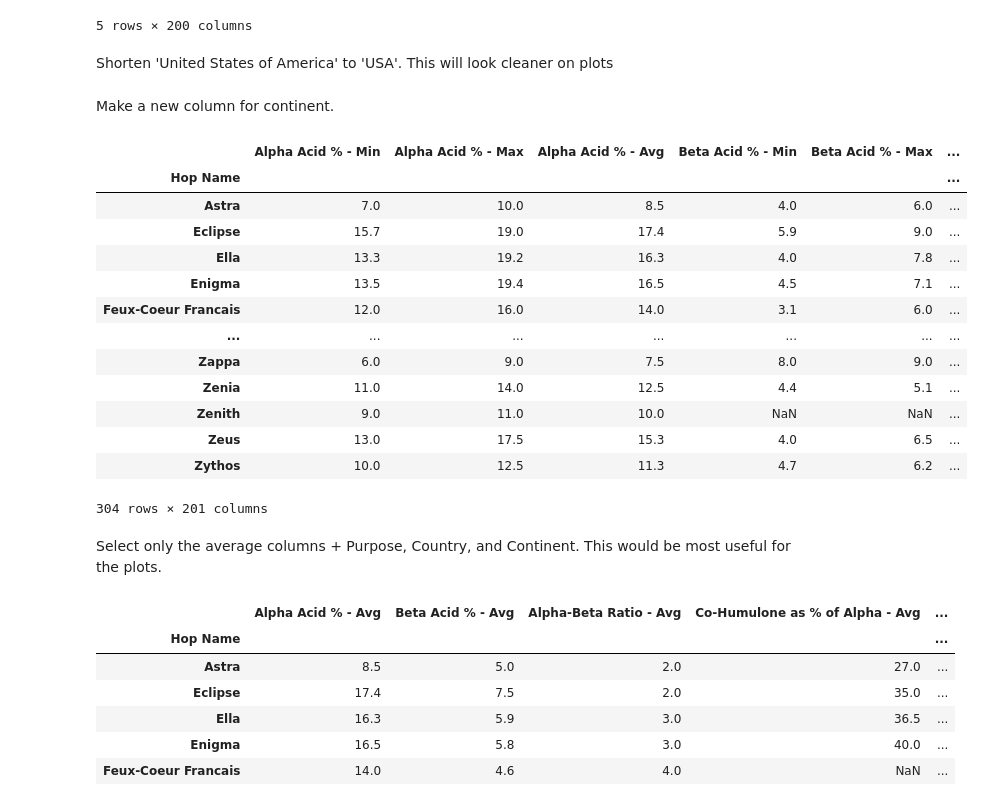
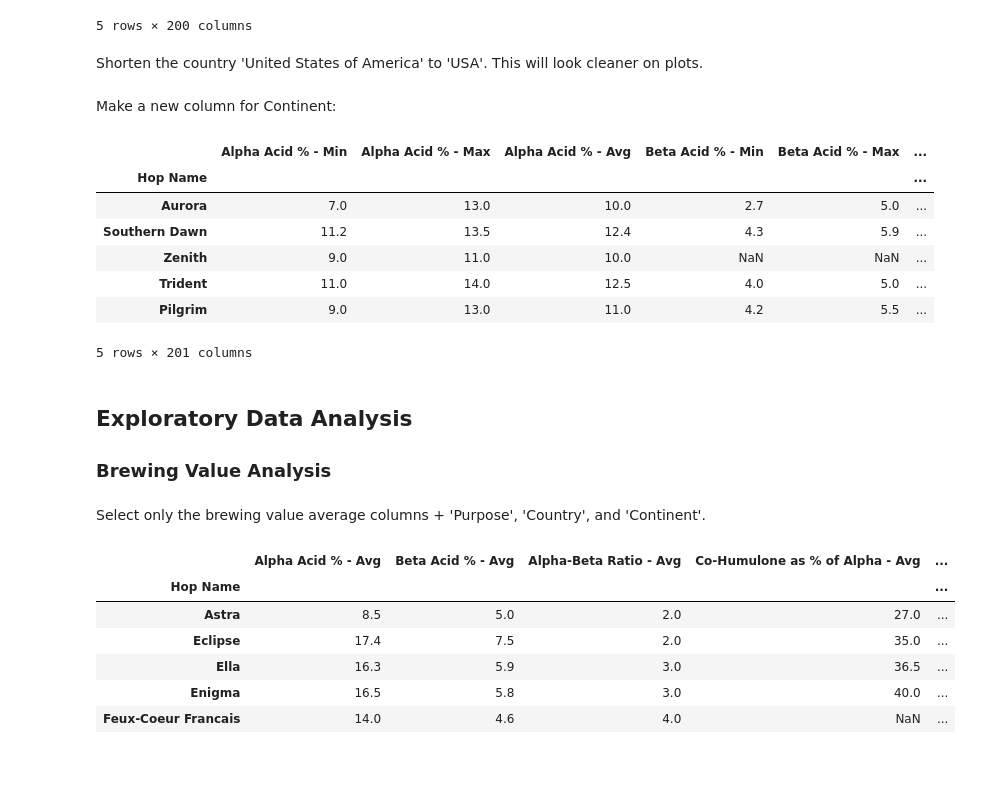
Before and after one commit to rc-9/Beer_Hops_Analysis, a Jupyter notebook: Visuals_Tomer.ipynb, the cells around one changed output. Saved outputs shown, nothing was run; the diff lists cells and outputs as text; code cells hidden in the pictures; blank space fills up the shorter version.

```diff
--- a/Visuals_Tomer.ipynb
+++ b/Visuals_Tomer.ipynb
@@ -29,48 +31,45 @@ hops_main.head()
 | Feux-Coeur Francais | 12.0 | 16.0 | 14.0 | 3.1 | 6.0 | ... |
 5 rows × 200 columns
 # %% [markdown]
-Shorten 'United States of America' to 'USA'. This will look cleaner on plots
+Shorten the country 'United States of America' to 'USA'. This will look cleaner on plots.
 # %%
 hops_main['Country'].replace("United States of America", "USA", inplace=True)
 # %% [markdown]
-Make a new column for continent.
+Make a new column for Continent:
 # %%
 hops_main['Continent'] = hops_main['Country'].copy()
 hops_main['Continent'].replace({
     'Australia': 'Australia',
     'Canada': 'N. America',
     'China': 'Asia',
     'Czech Republic': 'Europe',
     'France': 'Europe',
     'Germany': 'Europe',
     'Japan': 'Asia',
     'New Zealand': 'Australia',
     'Poland': 'Europe',
     'Slovenia': 'Europe',
     'South Africa': 'Africa',
     'Ukraine': 'Europe',
     'United Kingdom': 'Europe',
     'USA': 'N. America'},
     inplace=True)
 
-hops_main
+hops_main.sample(5)
 # %% [output]
 |  | Alpha Acid % - Min | Alpha Acid % - Max | Alpha Acid % - Avg | Beta Acid % - Min | Beta Acid % - Max | ... |
 | Hop Name |  |  |  |  |  | ... |
-| Astra | 7.0 | 10.0 | 8.5 | 4.0 | 6.0 | ... |
-| Eclipse | 15.7 | 19.0 | 17.4 | 5.9 | 9.0 | ... |
-| Ella | 13.3 | 19.2 | 16.3 | 4.0 | 7.8 | ... |
-| Enigma | 13.5 | 19.4 | 16.5 | 4.5 | 7.1 | ... |
-| Feux-Coeur Francais | 12.0 | 16.0 | 14.0 | 3.1 | 6.0 | ... |
-| ... | ... | ... | ... | ... | ... | ... |
-| Zappa | 6.0 | 9.0 | 7.5 | 8.0 | 9.0 | ... |
-| Zenia | 11.0 | 14.0 | 12.5 | 4.4 | 5.1 | ... |
+| Aurora | 7.0 | 13.0 | 10.0 | 2.7 | 5.0 | ... |
+| Southern Dawn | 11.2 | 13.5 | 12.4 | 4.3 | 5.9 | ... |
 | Zenith | 9.0 | 11.0 | 10.0 | NaN | NaN | ... |
-| Zeus | 13.0 | 17.5 | 15.3 | 4.0 | 6.5 | ... |
-| Zythos | 10.0 | 12.5 | 11.3 | 4.7 | 6.2 | ... |
+| Trident | 11.0 | 14.0 | 12.5 | 4.0 | 5.0 | ... |
+| Pilgrim | 9.0 | 13.0 | 11.0 | 4.2 | 5.5 | ... |
-304 rows × 201 columns
+5 rows × 201 columns
+# %% [markdown]
+## Exploratory Data Analysis
+### Brewing Value Analysis
 # %% [markdown]
-Select only the average columns + Purpose, Country, and Continent. This would be most useful for the plots.
+Select only the brewing value average columns + 'Purpose', 'Country', and 'Continent'.
 # %%
 hops_bv = pd.DataFrame(hops_main, columns=[
     'Alpha Acid % - Avg',
```
Also changed, not shown: parts of 57 cells of this notebook.
